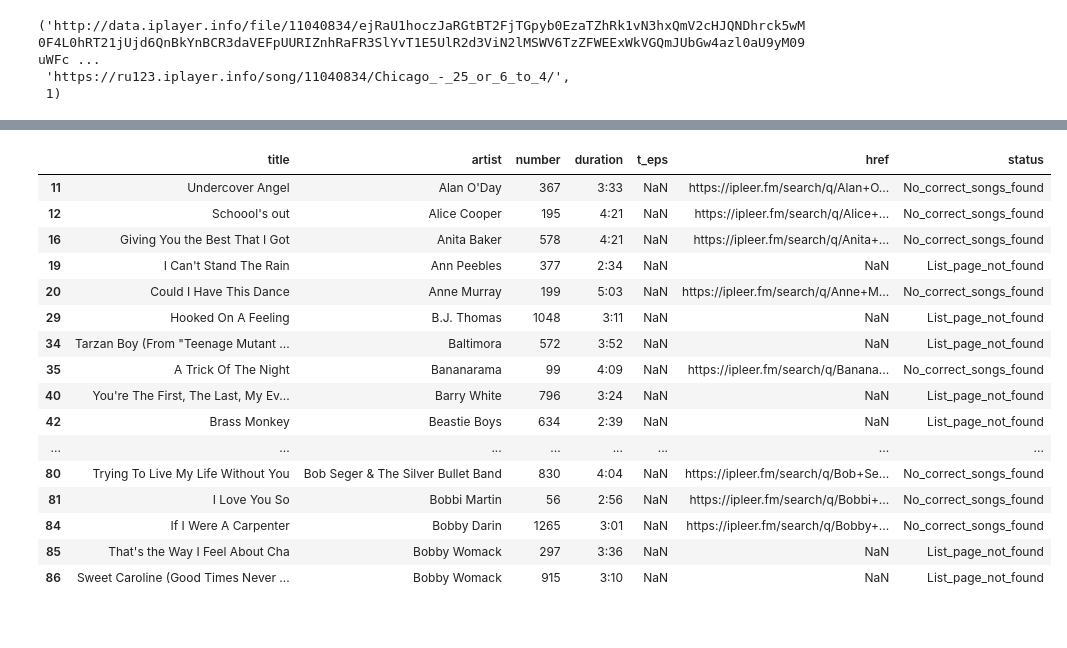
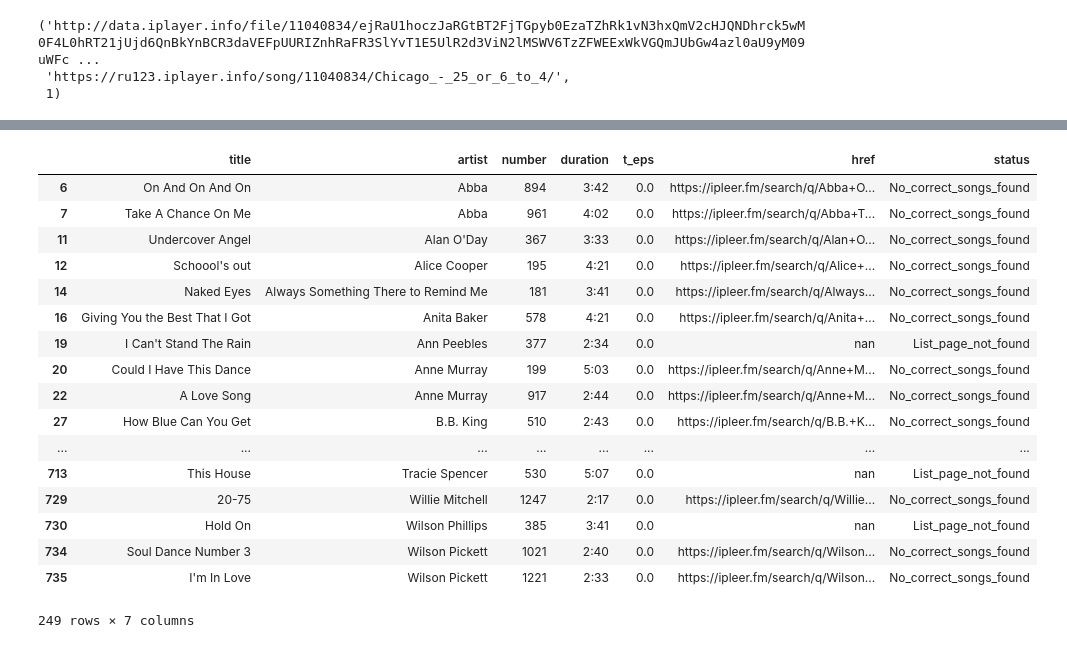
Before and after one commit to EgorDudyrev/ChordEstimation2017, a Jupyter notebook: the_work/notebooks/Load audiofiles.ipynb, the cells around one changed output, grey strips where cells are left out. Drawn from its saved outputs; the diff is of its cells as text; code cells hidden in the pictures.

Commit message:
Download songs from ipleer

```diff
--- a/the_work/notebooks/Load audiofiles.ipynb
+++ b/the_work/notebooks/Load audiofiles.ipynb
@@ -143,5 +150,8 @@ parse_ipleer('Chicago','25 or 6 to 4','4:50')
+# %%
+songs_ds_fname = BASE_DIR+'/dsets/songs_ds.csv'
 # %%
-ds = pd.read_csv(BASE_DIR+'/dsets/songs_ds.csv', index_col=0)
+ds = pd.read_csv(songs_ds_fname, index_col=0)
+ds['t_eps']=0.0
 ds['href']='nan'
 ds['status']='nan'
 ds.head()
@@ -173,0 +175,24 @@ Name: href, dtype: object
+# %%
+%%time
+#not_load = ds[ds['status']!='Downloaded']
+
+for row in tqdm_notebook(not_load.iterrows(), total=len(not_load)):
+    i,row = row
+    #print(i,)
+    # Обновляем файл датасета
+    if i%5==0:
+        ds.to_csv(songs_ds_fname)
+
+    try:
+        download_href, page_url, dur_eps = parse_ipleer(artist=row.artist, title=row.title, duration=row.duration)
+        download_file(artist=row.artist, title=row.title, number=row.number, href=download_href)
+
+        ds.at[i,'status']='Downloaded'
+        ds.at[i,'href']=page_url
+        ds.at[i,'t_eps']=dur_eps
+        #print('+')
+    except Exception as e:
+        ds.at[i,'status']=e.args[0]
+        if len(e.args)==2:
+            ds.at[i,'href']=e.args[1]
+        #print(e.args[0])
@@ -174,20 +205,23 @@ Name: href, dtype: object
+# %%
+not_load = ds[ds['status']!='Downloaded'].append(ds[ds['t_eps']>max_eps])
 # %%
-not_load[:20]
+not_load
 # %% [output]
 |  | title | artist | number | duration | t_eps | href | status |
-| 11 | Undercover Angel | Alan O'Day | 367 | 3:33 | NaN | https://ipleer.fm/search/q/Alan+O... | No_correct_songs_found |
-| 12 | Schoool's out | Alice Cooper | 195 | 4:21 | NaN | https://ipleer.fm/search/q/Alice+... | No_correct_songs_found |
-| 16 | Giving You the Best That I Got | Anita Baker | 578 | 4:21 | NaN | https://ipleer.fm/search/q/Anita+... | No_correct_songs_found |
-| 19 | I Can't Stand The Rain | Ann Peebles | 377 | 2:34 | NaN | NaN | List_page_not_found |
-| 20 | Could I Have This Dance | Anne Murray | 199 | 5:03 | NaN | https://ipleer.fm/search/q/Anne+M... | No_correct_songs_found |
-| 29 | Hooked On A Feeling | B.J. Thomas | 1048 | 3:11 | NaN | NaN | List_page_not_found |
-| 34 | Tarzan Boy (From "Teenage Mutant ... | Baltimora | 572 | 3:52 | NaN | NaN | List_page_not_found |
-| 35 | A Trick Of The Night | Bananarama | 99 | 4:09 | NaN | https://ipleer.fm/search/q/Banana... | No_correct_songs_found |
-| 40 | You're The First, The Last, My Ev... | Barry White | 796 | 3:24 | NaN | NaN | List_page_not_found |
-| 42 | Brass Monkey | Beastie Boys | 634 | 2:39 | NaN | NaN | List_page_not_found |
+| 6 | On And On And On | Abba | 894 | 3:42 | 0.0 | https://ipleer.fm/search/q/Abba+O... | No_correct_songs_found |
+| 7 | Take A Chance On Me | Abba | 961 | 4:02 | 0.0 | https://ipleer.fm/search/q/Abba+T... | No_correct_songs_found |
+| 11 | Undercover Angel | Alan O'Day | 367 | 3:33 | 0.0 | https://ipleer.fm/search/q/Alan+O... | No_correct_songs_found |
+| 12 | Schoool's out | Alice Cooper | 195 | 4:21 | 0.0 | https://ipleer.fm/search/q/Alice+... | No_correct_songs_found |
+| 14 | Naked Eyes | Always Something There to Remind Me | 181 | 3:41 | 0.0 | https://ipleer.fm/search/q/Always... | No_correct_songs_found |
+| 16 | Giving You the Best That I Got | Anita Baker | 578 | 4:21 | 0.0 | https://ipleer.fm/search/q/Anita+... | No_correct_songs_found |
+| 19 | I Can't Stand The Rain | Ann Peebles | 377 | 2:34 | 0.0 | nan | List_page_not_found |
+| 20 | Could I Have This Dance | Anne Murray | 199 | 5:03 | 0.0 | https://ipleer.fm/search/q/Anne+M... | No_correct_songs_found |
+| 22 | A Love Song | Anne Murray | 917 | 2:44 | 0.0 | https://ipleer.fm/search/q/Anne+M... | No_correct_songs_found |
+| 27 | How Blue Can You Get | B.B. King | 510 | 2:43 | 0.0 | https://ipleer.fm/search/q/B.B.+K... | No_correct_songs_found |
 | ... | ... | ... | ... | ... | ... | ... | ... |
-| 80 | Trying To Live My Life Without You | Bob Seger & The Silver Bullet Band | 830 | 4:04 | NaN | https://ipleer.fm/search/q/Bob+Se... | No_correct_songs_found |
-| 81 | I Love You So | Bobbi Martin | 56 | 2:56 | NaN | https://ipleer.fm/search/q/Bobbi+... | No_correct_songs_found |
-| 84 | If I Were A Carpenter | Bobby Darin | 1265 | 3:01 | NaN | https://ipleer.fm/search/q/Bobby+... | No_correct_songs_found |
-| 85 | That's the Way I Feel About Cha | Bobby Womack | 297 | 3:36 | NaN | NaN | List_page_not_found |
-| 86 | Sweet Caroline (Good Times Never ... | Bobby Womack | 915 | 3:10 | NaN | NaN | List_page_not_found |
+| 713 | This House | Tracie Spencer | 530 | 5:07 | 0.0 | nan | List_page_not_found |
+| 729 | 20-75 | Willie Mitchell | 1247 | 2:17 | 0.0 | https://ipleer.fm/search/q/Willie... | No_correct_songs_found |
+| 730 | Hold On | Wilson Phillips | 385 | 3:41 | 0.0 | nan | List_page_not_found |
+| 734 | Soul Dance Number 3 | Wilson Pickett | 1021 | 2:40 | 0.0 | https://ipleer.fm/search/q/Wilson... | No_correct_songs_found |
+| 735 | I'm In Love | Wilson Pickett | 1221 | 2:33 | 0.0 | https://ipleer.fm/search/q/Wilson... | No_correct_songs_found |
+249 rows × 7 columns
```
Also changed, not shown: parts of 23 cells of this notebook, 1 other file.
